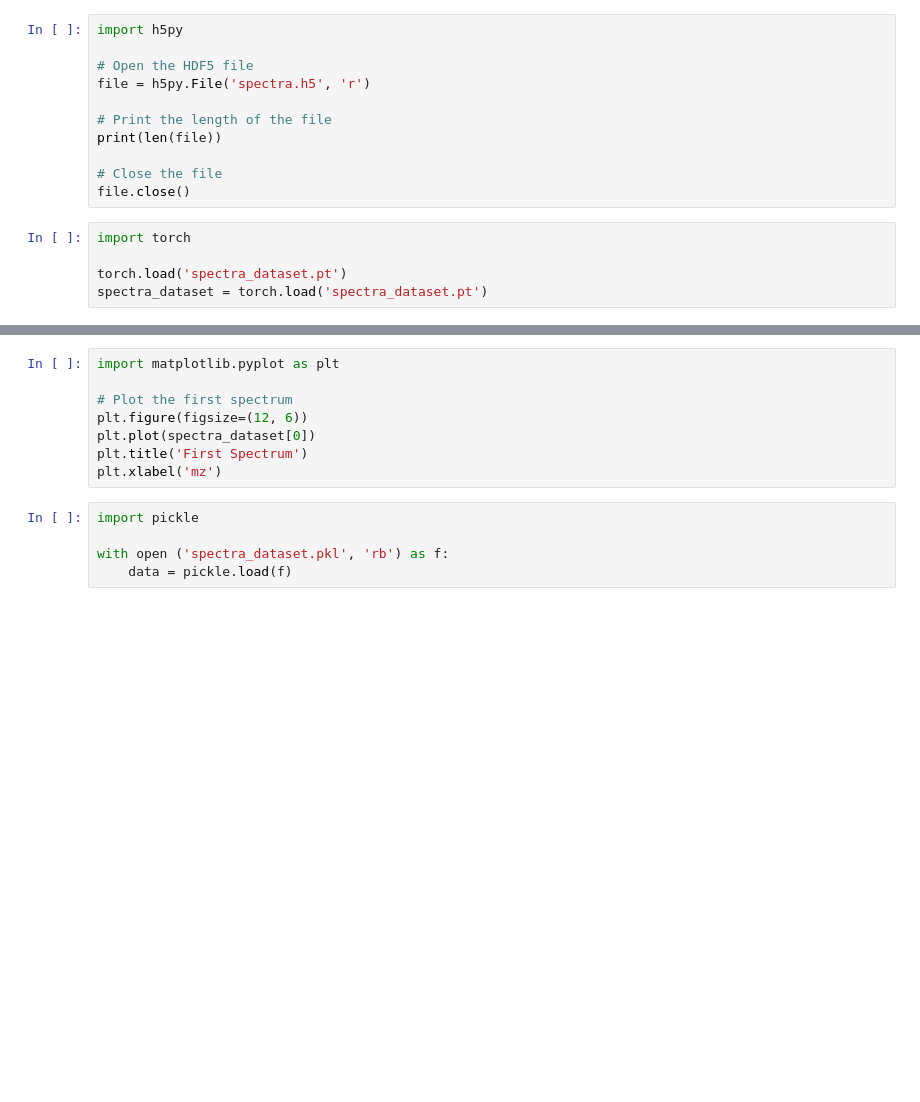
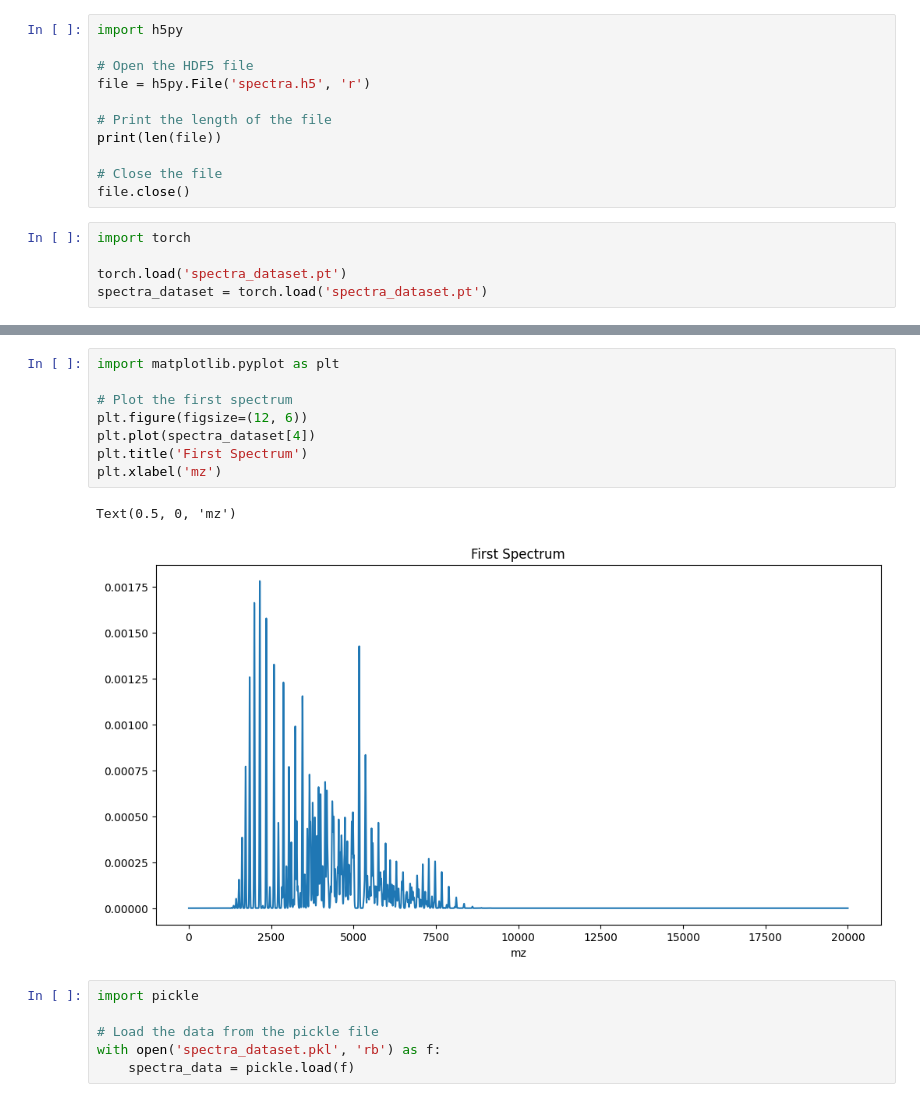
Before and after one commit to SanazKaz/Mass_Spec_ML_Project, a Jupyter notebook: New_Data_Generator.ipynb, the cells around one changed output, grey strips where cells are left out. Cells and saved outputs as stored; diff of their text form; blank space fills up the shorter version.

```diff
--- a/New_Data_Generator.ipynb
+++ b/New_Data_Generator.ipynb
@@ -859,16 +861,20 @@ spectra_dataset.shape
 # %%
 import matplotlib.pyplot as plt
 
 # Plot the first spectrum
 plt.figure(figsize=(12, 6))
-plt.plot(spectra_dataset[0])
+plt.plot(spectra_dataset[4])
 plt.title('First Spectrum')
 plt.xlabel('mz')
+# %% [output]
+Text(0.5, 0, 'mz')
+[figure, added]
 # %%
 import pickle
 
-with open ('spectra_dataset.pkl', 'rb') as f:
-    data = pickle.load(f)
+# Load the data from the pickle file
+with open('spectra_dataset.pkl', 'rb') as f:
+    spectra_data = pickle.load(f)
 # %%
 import matplotlib.pyplot as plt
 
```
Also changed, not shown: parts of 4 cells of this notebook, 3 other files.
